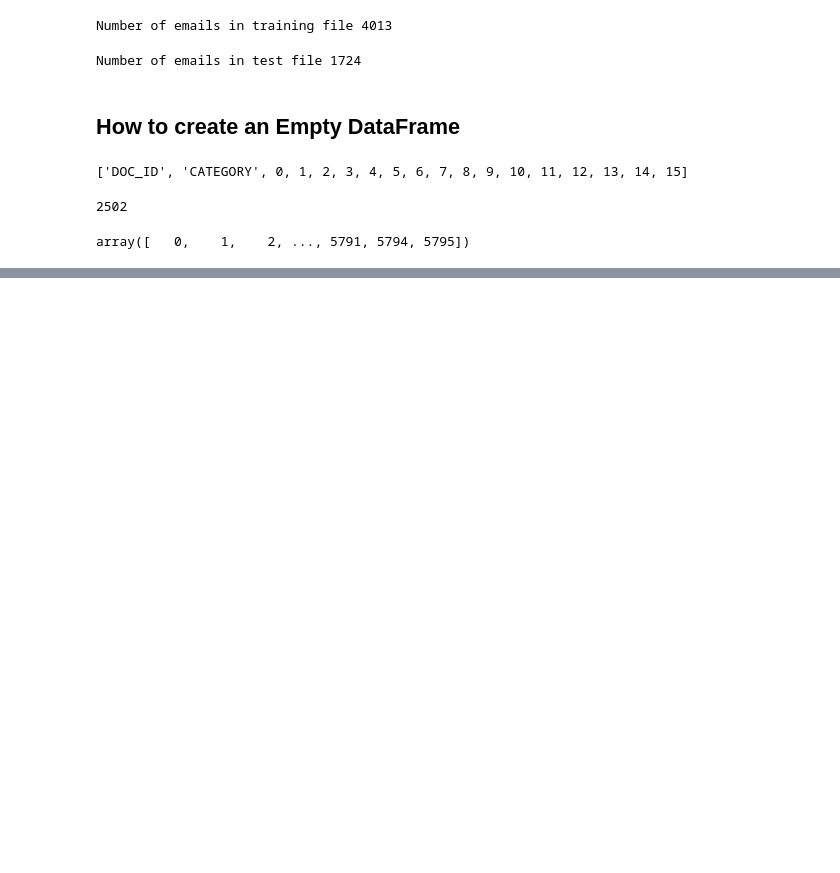
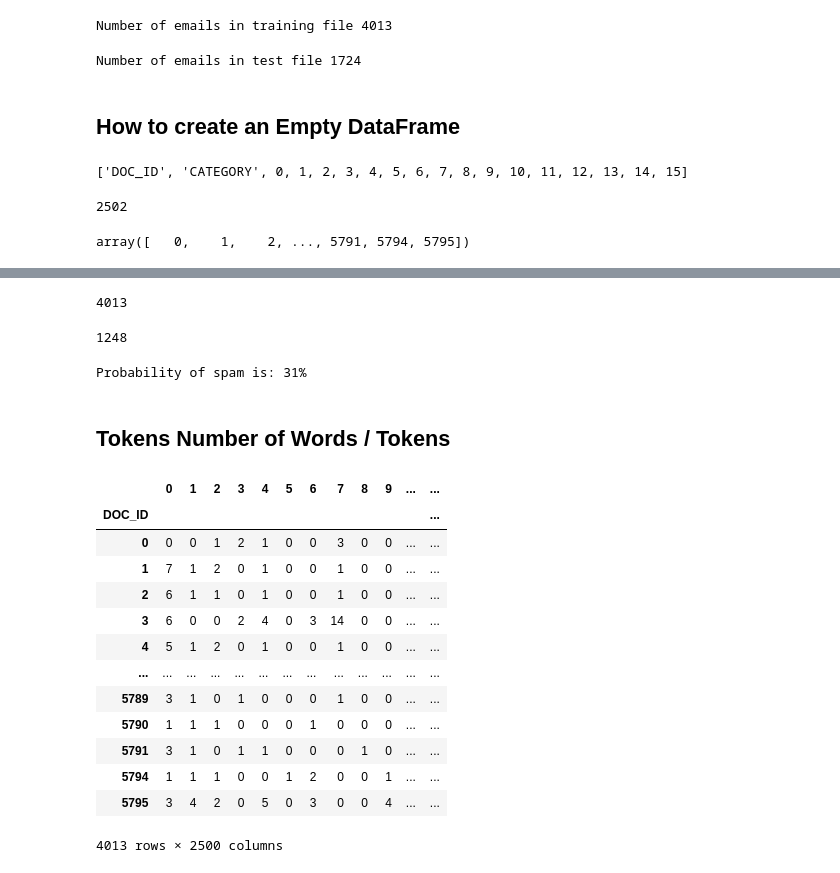
Before and after one commit to magalhaesbrunop/naive_bayes_classifier_filter_spam_emails, a Jupyter notebook: bayes_classifier_training.ipynb, the cells around one changed output, grey strips where cells are left out. Drawn from its saved outputs; the diff is of its cells as text; code cells hidden in the pictures; blank space fills up the shorter version.

```diff
--- a/bayes_classifier_training.ipynb
+++ b/bayes_classifier_training.ipynb
@@ -132,0 +136,35 @@ full_train_data.head()
+# %%
+full_train_data.CATEGORY.size
+# %% [output]
+4013
+# %%
+full_train_data.CATEGORY.sum()
+# %% [output]
+1248
+# %%
+#Calculating the probability of spam
+prob_spam = full_train_data.CATEGORY.sum()/full_train_data.CATEGORY.size
+print("Probability of spam is: %.0f"%(prob_spam*100) + "%")
+# %% [output]
+Probability of spam is: 31%
+# %% [markdown]
+## Tokens Number of Words / Tokens
+# %%
+full_train_features = full_train_data.loc[:, full_train_data.columns != "CATEGORY"]
+# %%
+full_train_features
+# %% [output]
+|  | 0 | 1 | 2 | 3 | 4 | 5 | 6 | 7 | 8 | 9 | ... | ... |
+| DOC_ID |  |  |  |  |  |  |  |  |  |  |  | ... |
+| 0 | 0 | 0 | 1 | 2 | 1 | 0 | 0 | 3 | 0 | 0 | ... | ... |
+| 1 | 7 | 1 | 2 | 0 | 1 | 0 | 0 | 1 | 0 | 0 | ... | ... |
+| 2 | 6 | 1 | 1 | 0 | 1 | 0 | 0 | 1 | 0 | 0 | ... | ... |
+| 3 | 6 | 0 | 0 | 2 | 4 | 0 | 3 | 14 | 0 | 0 | ... | ... |
+| 4 | 5 | 1 | 2 | 0 | 1 | 0 | 0 | 1 | 0 | 0 | ... | ... |
+| ... | ... | ... | ... | ... | ... | ... | ... | ... | ... | ... | ... | ... |
+| 5789 | 3 | 1 | 0 | 1 | 0 | 0 | 0 | 1 | 0 | 0 | ... | ... |
+| 5790 | 1 | 1 | 1 | 0 | 0 | 0 | 1 | 0 | 0 | 0 | ... | ... |
+| 5791 | 3 | 1 | 0 | 1 | 1 | 0 | 0 | 0 | 1 | 0 | ... | ... |
+| 5794 | 1 | 1 | 1 | 0 | 0 | 1 | 2 | 0 | 0 | 1 | ... | ... |
+| 5795 | 3 | 4 | 2 | 0 | 5 | 0 | 3 | 0 | 0 | 4 | ... | ... |
+4013 rows × 2500 columns
```
Also changed, not shown: parts of 39 cells of this notebook.
